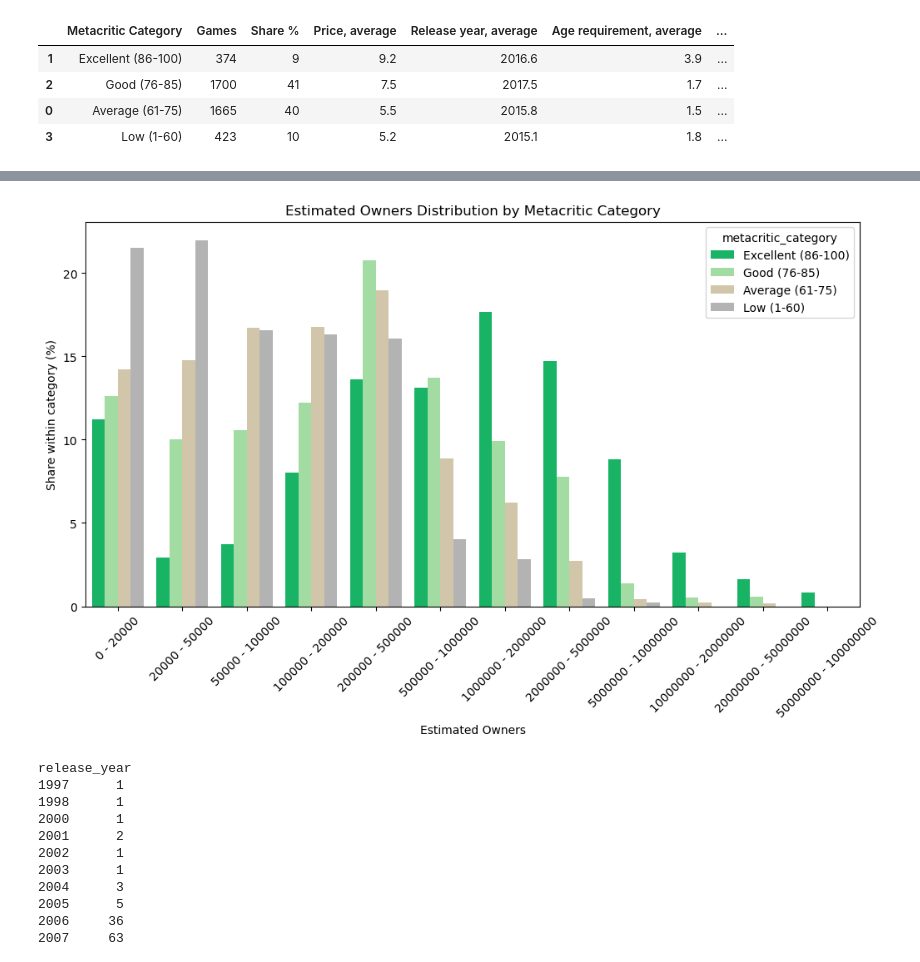
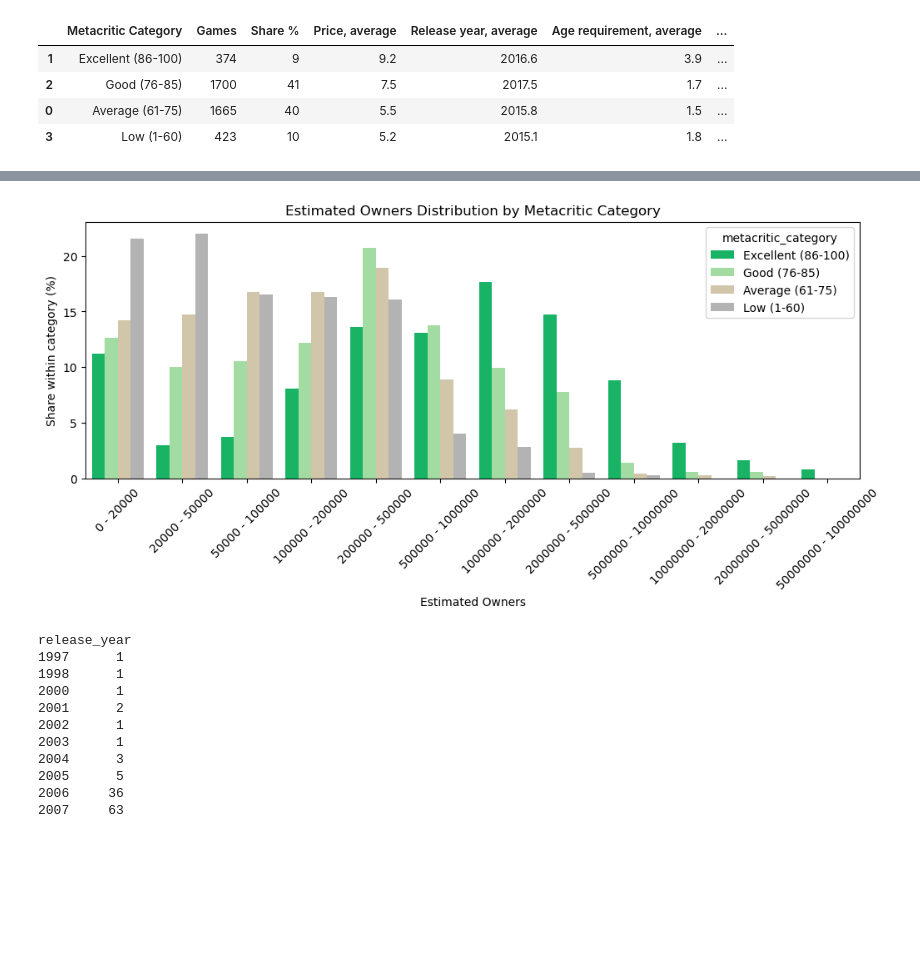
Before and after one commit to annimaijanen/learning-projects, a Jupyter notebook: dashboard_exploration/metacritic_study.ipynb, the cells around one changed output, grey strips where cells are left out. Drawn from its saved outputs; the diff is of its cells as text; code cells hidden in the pictures; blank space fills up the shorter version.

```diff
--- a/dashboard_exploration/metacritic_study.ipynb
+++ b/dashboard_exploration/metacritic_study.ipynb
@@ -231,35 +228,35 @@ owners_distribution = (
     .size()
     .reset_index(name="games")
 )
 
 # Convert to percentage within each Metacritic category
 owners_distribution["share"] = (
     owners_distribution["games"]
     / owners_distribution.groupby("metacritic_category")["games"].transform("sum")
     * 100
 )
 
-plt.figure(figsize=(12, 6))
+plt.figure(figsize=(12, 4))
 
 sns.barplot(
     data=owners_distribution,
     x="estimated_owners",
     y="share",
     hue="metacritic_category",
     order=owner_order,
     hue_order=category_order,
     palette=category_colors
 )
 
 plt.title("Estimated Owners Distribution by Metacritic Category")
 plt.xlabel("Estimated Owners")
 plt.ylabel("Share within category (%)")
 
 plt.xticks(rotation=45)
 
 plt.show()
 # %% [output]
-[figure, old version]
+[figure, new version]
 # %%
 # Check release year frequencies
 df_filtered["release_year"].value_counts().sort_index()
```
Also changed, not shown: parts of 4 cells of this notebook.
